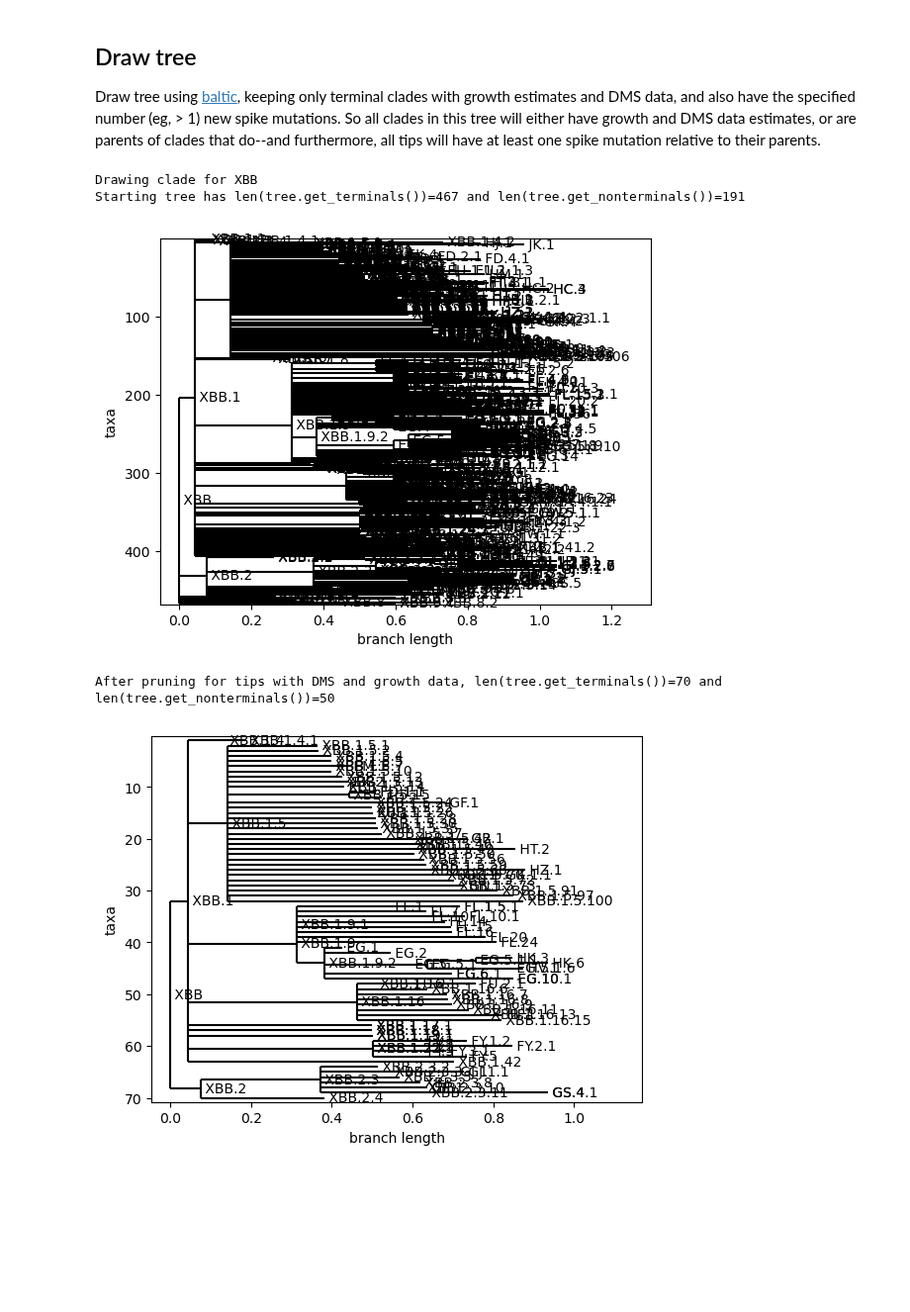
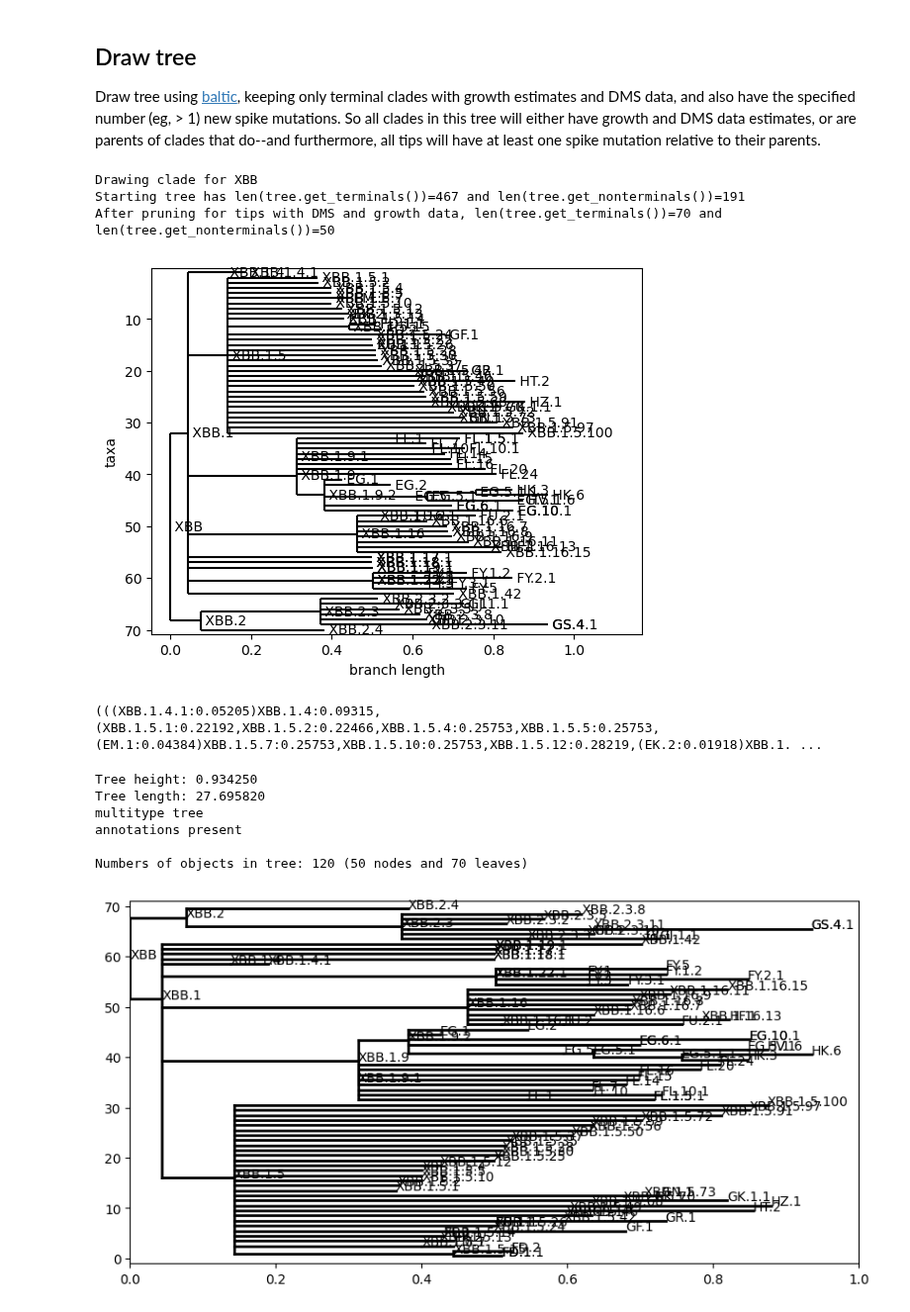
Before and after one commit to dms-vep/SARS-CoV-2_XBB.1.5_spike_DMS, a Jupyter notebook: notebooks/compare_natural.ipynb, the cells around one changed output. Shown at 99% size. Drawn from its saved outputs; the diff is of its cells as text; code cells hidden in the pictures; blank space fills up the shorter version.

Commit message:
prelim `baltic` tree

```diff
--- a/notebooks/compare_natural.ipynb
+++ b/notebooks/compare_natural.ipynb
@@ -1157,12 +1160,6 @@ for root_clade in starting_clades:
     root_date = date_str_to_year(pango_clades[root_clade]["designationDate"])
     tree = Bio.Phylo.BaseTree.Tree(build_clade(root_clade, root_date))
     print(f"Starting tree has {len(tree.get_terminals())=} and {len(tree.get_nonterminals())=}")
-    Bio.Phylo.draw(tree)
-
-    with tempfile.NamedTemporaryFile() as tf:
-        Bio.Phylo.write(tree, tf.name, "newick")
-        tf.flush()
-        baltic_tree = baltic.loadNewick(tf.name, absoluteTime=False)
 
     # now prune all non-terminal nodes without growth and DMS data, or ones without mutations
     # in the pairing with their parent
@@ -1185,12 +1182,39 @@ for root_clade in starting_clades:
     Bio.Phylo.draw(tree)
 
     with tempfile.NamedTemporaryFile() as tf:
-        Bio.Phylo.write(tree, tf.name, "newick")
+        Bio.Phylo.write(tree, tf.name, "newick", ladderize=True)
         tf.flush()
+        ! cat {tf.name}
         baltic_tree = baltic.loadNewick(tf.name, absoluteTime=False)
+    baltic_tree.drawTree()
+    plt.show()
 # %% [output]
 Drawing clade for XBB
 Starting tree has len(tree.get_terminals())=467 and len(tree.get_nonterminals())=191
+After pruning for tips with DMS and growth data, len(tree.get_terminals())=70 and len(tree.get_nonterminals())=50
-[figure, old version]
+[figure, new version]
-After pruning for tips with DMS and growth data, len(tree.get_terminals())=70 and len(tree.get_nonterminals())=50
+(((XBB.1.4.1:0.05205)XBB.1.4:0.09315,(XBB.1.5.1:0.22192,XBB.1.5.2:0.22466,XBB.1.5.4:0.25753,XBB.1.5.5:0.25753,(EM.1:0.04384)XBB.1.5.7:0.25753,XBB.1.5.10:0.25753,XBB.1.5.12:0.28219,(EK.2:0.01918)XBB.1. ...
-[figure, removed]
+# %%
+fig, ax = plt.subplots(figsize=(10, 5), facecolor="w")
+
+baltic_tree.treeStats()
+
+baltic_tree.plotTree(
+    ax,
+    colour="black",
+)
+baltic_tree.addText(
+    ax,
+    text=lambda k: k.name if hasattr(k, "name") else k.traits["label"],
+    target=lambda k: True,
+)
+
+_ = ax.set_ylim(-1, baltic_tree.ySpan + 1)
+# %% [output]
+Tree height: 0.934250
+Tree length: 27.695820
+multitype tree
+annotations present
+
+Numbers of objects in tree: 120 (50 nodes and 70 leaves)
+[figure, added]
```
Also changed, not shown: parts of 3 cells of this notebook.
